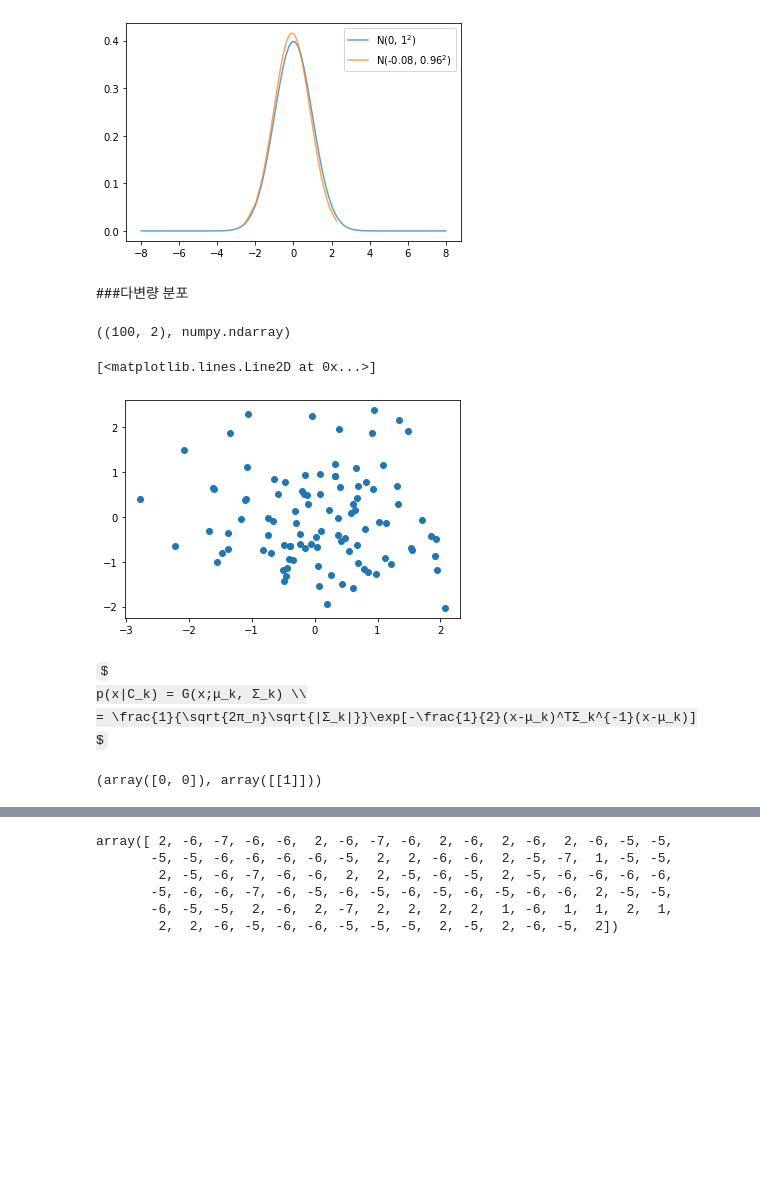
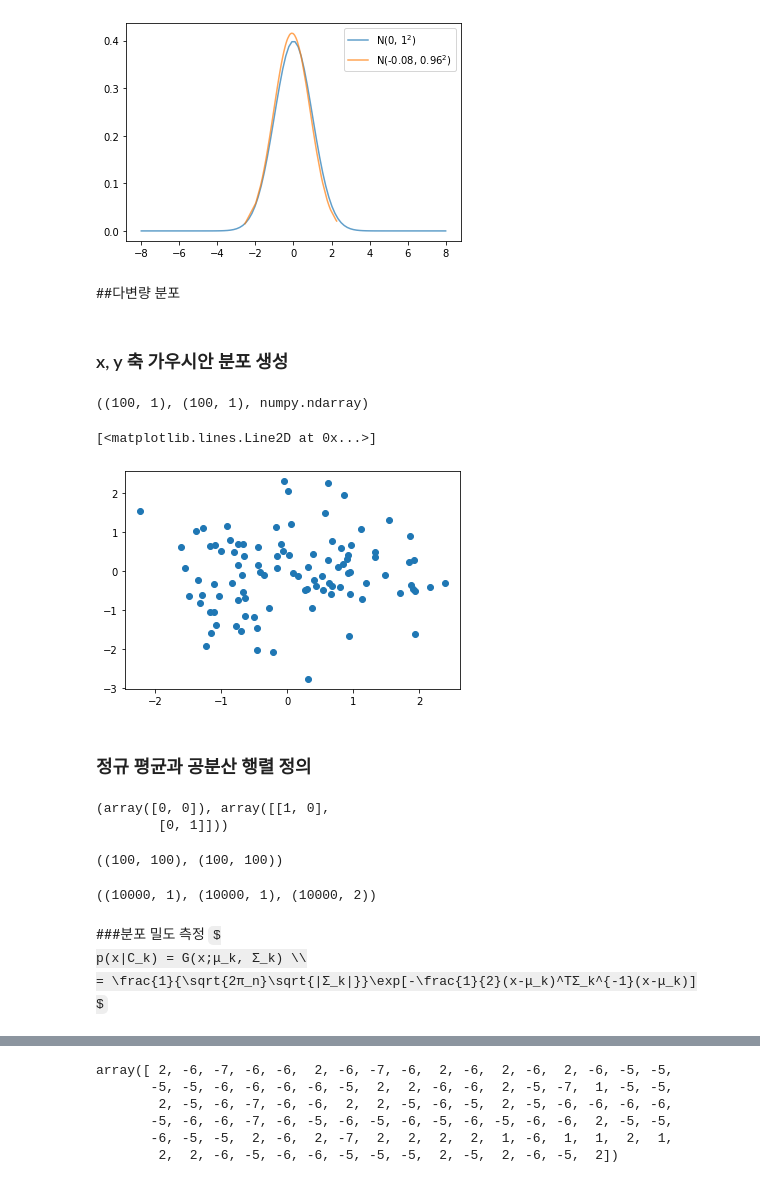
Before and after one commit to yojulab/knou_study_machinglearning, a Jupyter notebook: codes/sanghunoh/03_데이터_통계로분석_모수추정.ipynb, the cells around one changed output, grey strips where cells are left out. Cells and saved outputs as stored; diff of their text form; code cells hidden in the pictures; some formulas as TeX source; blank space fills up the shorter version.

```diff
--- a/codes/sanghunoh/03_데이터_통계로분석_모수추정.ipynb
+++ b/codes/sanghunoh/03_데이터_통계로분석_모수추정.ipynb
@@ -63,25 +63,44 @@ plt.legend(ncol=1)
 <matplotlib.legend.Legend at 0x...>
 [figure]
 # %% [markdown]
-###다변량 분포
+##다변량 분포
+# %% [markdown]
+### x, y 축 가우시안 분포 생성
 # %%
-normal_rand = np.random.randn(row_count, 2)
+normal_rand_x = np.random.randn(row_count, 1)
+normal_rand_y = np.random.randn(row_count, 1)
 # normal_rand,
-normal_rand.shape, type(normal_rand)
+normal_rand_x.shape,normal_rand_y.shape, type(normal_rand_x)
 # %% [output]
-((100, 2), numpy.ndarray)
+((100, 1), (100, 1), numpy.ndarray)
 # %%
-plt.plot(normal_rand[:,1], normal_rand[:,0],marker='o', linestyle='None')
+plt.plot(normal_rand_x, normal_rand_y,marker='o', linestyle='None')
 # %% [output]
 [<matplotlib.lines.Line2D at 0x...>]
-[figure, old version]
+[figure, new version]
+# %% [markdown]
+### 정규 평균과 공분산 행렬 정의
+# %%
+mu_rand, sigma_rand = np.array([0,0]), np.eye(2, dtype=int)
+mu_rand, sigma_rand
+# %% [output]
+(array([0, 0]), array([[1, 0],
+        [0, 1]]))
+# %%
+grid_x, grid_y = np.meshgrid(normal_rand_x, normal_rand_y)
+grid_x.shape, grid_y.shape
+# %% [output]
+((100, 100), (100, 100))
+# %%
+axis_x = np.reshape(grid_x, (-1,1))
+axis_y = np.reshape(grid_y, (-1,1))
+mash_xy = np.hstack((axis_x, axis_y))
+axis_x.shape, axis_y.shape, mash_xy.shape
+# %% [output]
+((10000, 1), (10000, 1), (10000, 2))
 # %% [markdown]
+###분포 밀도 측정
 $
 p(x|C_k) = G(x;μ_k, Σ_k) \\
 = \frac{1}{\sqrt{2π_n}\sqrt{|Σ_k|}}\exp[-\frac{1}{2}(x-μ_k)^TΣ_k^{-1}(x-μ_k)]
 $
-# %%
-mu_rand, sigma_rand = np.array([0,0]), np.eye(1, dtype=int) # 정규 평균과 공분산 행렬 정의
-mu_rand, sigma_rand
-# %% [output]
-(array([0, 0]), array([[1]]))
```
Also changed, not shown: parts of 12 cells of this notebook.
